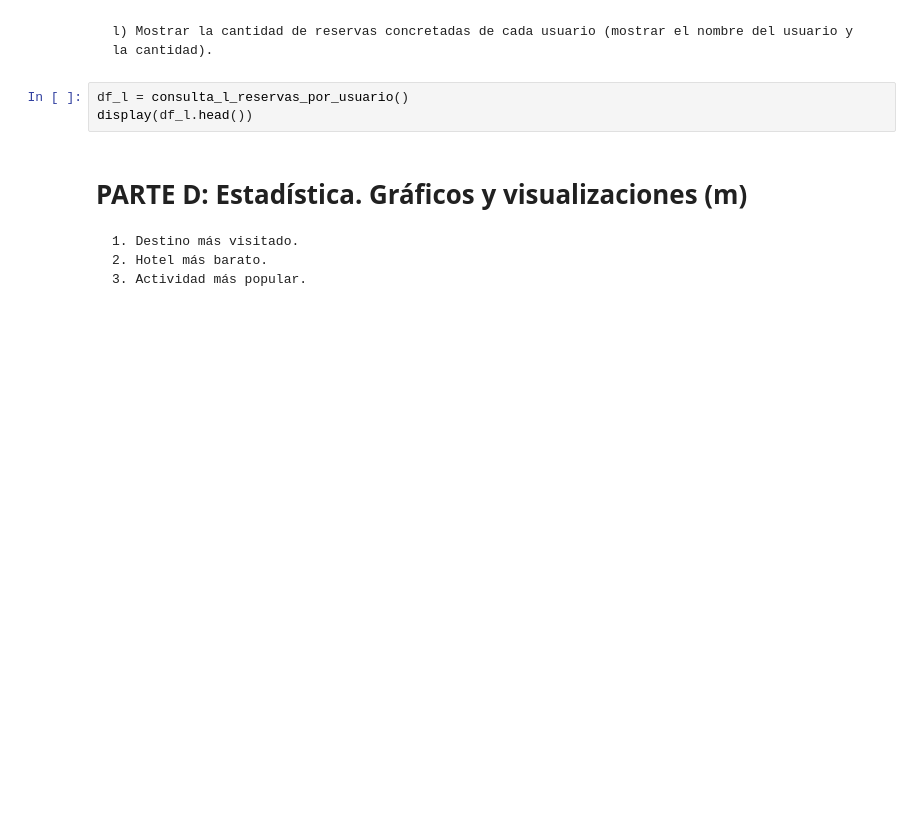
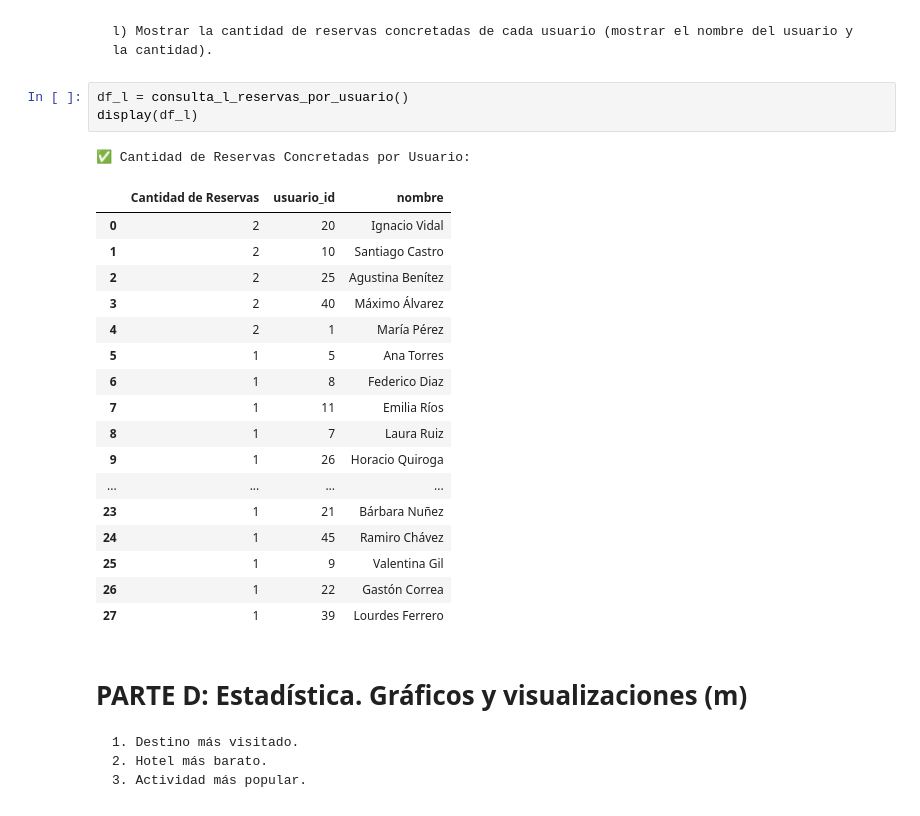
Before and after one commit to Delfina-Gonzalez/Recomendador-de-Viajes-Neo4j-Redis-MongoDB, a Jupyter notebook: notebooks/Trabajo_Integrador.ipynb, the cells around one changed output. Drawn from its saved outputs; the diff is of its cells as text; blank space fills up the shorter version.

```diff
--- a/notebooks/Trabajo_Integrador.ipynb
+++ b/notebooks/Trabajo_Integrador.ipynb
@@ -766,7 +852,26 @@ display(df_k.head())
     l) Mostrar la cantidad de reservas concretadas de cada usuario (mostrar el nombre del usuario y la cantidad).
 # %%
 df_l = consulta_l_reservas_por_usuario()
-display(df_l.head())
+display(df_l)
+# %% [output]
+✅ Cantidad de Reservas Concretadas por Usuario:
+|  | Cantidad de Reservas | usuario_id | nombre |
+| 0 | 2 | 20 | Ignacio Vidal |
+| 1 | 2 | 10 | Santiago Castro |
+| 2 | 2 | 25 | Agustina Benítez |
+| 3 | 2 | 40 | Máximo Álvarez |
+| 4 | 2 | 1 | María Pérez |
+| 5 | 1 | 5 | Ana Torres |
+| 6 | 1 | 8 | Federico Diaz |
+| 7 | 1 | 11 | Emilia Ríos |
+| 8 | 1 | 7 | Laura Ruiz |
+| 9 | 1 | 26 | Horacio Quiroga |
+| ... | ... | ... | ... |
+| 23 | 1 | 21 | Bárbara Nuñez |
+| 24 | 1 | 45 | Ramiro Chávez |
+| 25 | 1 | 9 | Valentina Gil |
+| 26 | 1 | 22 | Gastón Correa |
+| 27 | 1 | 39 | Lourdes Ferrero |
 # %% [markdown]
 # PARTE D: Estadística. Gráficos y visualizaciones (m)
 
```
Also changed, not shown: parts of 19 cells of this notebook, 2 other files.
